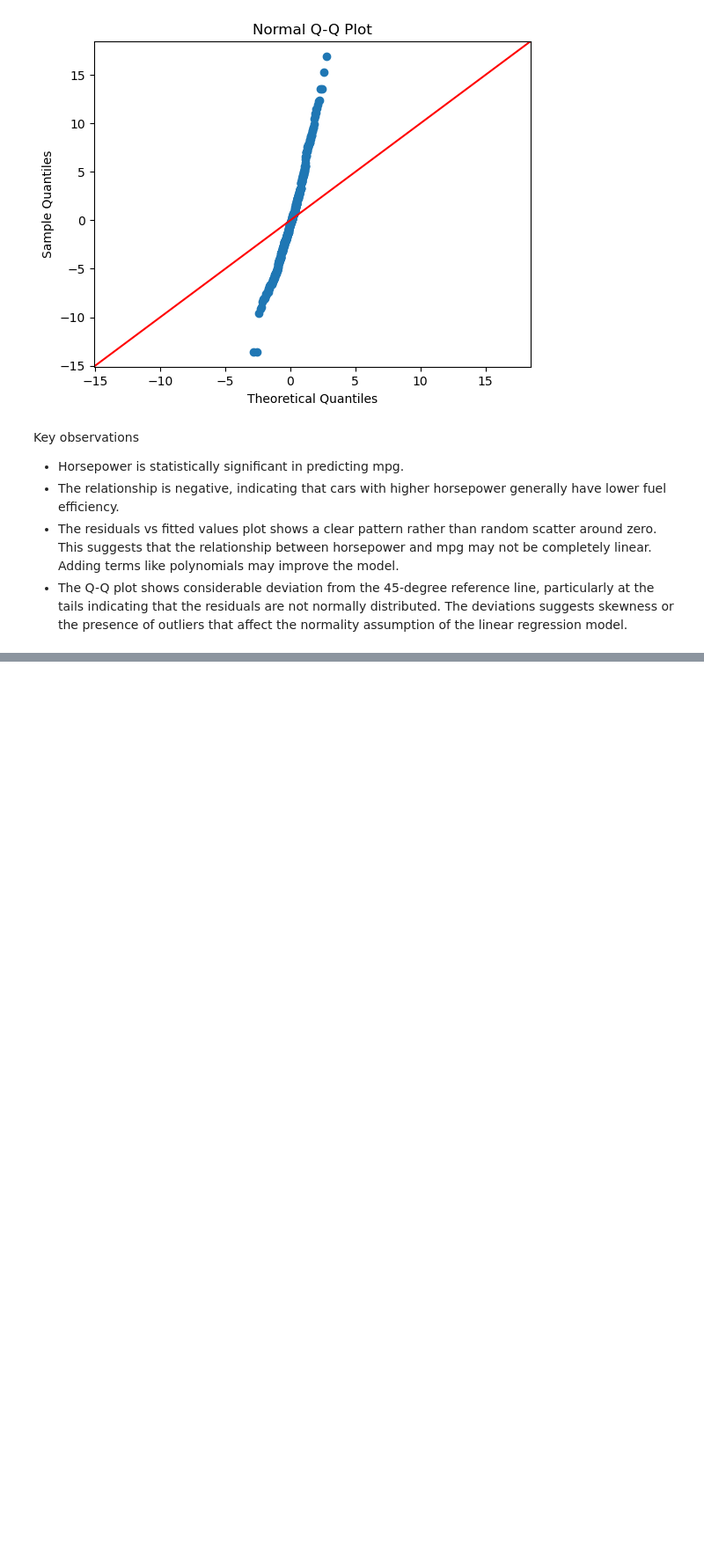
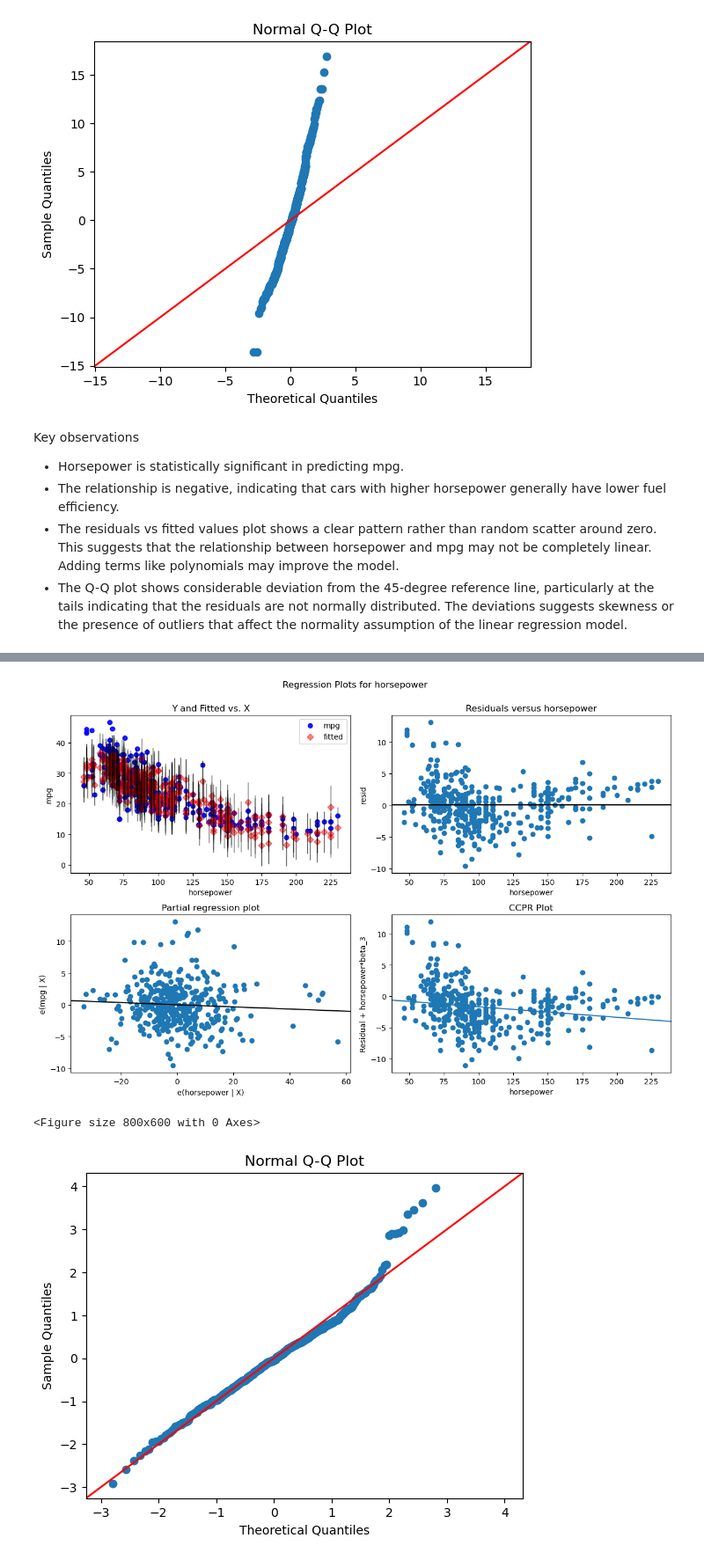
Before and after one commit to sumukha-r/isl-python-solutions, a Jupyter notebook: Chapter03-Linear-Regression/Chapter03-Linear-Regression.ipynb, the cells around one changed output, grey strips where cells are left out. Shown at 88% size. Cells and saved outputs as stored; diff of their text form; code cells hidden in the pictures; blank space fills up the shorter version.

```diff
--- a/Chapter03-Linear-Regression/Chapter03-Linear-Regression.ipynb
+++ b/Chapter03-Linear-Regression/Chapter03-Linear-Regression.ipynb
@@ -164,0 +196,10 @@ Key observations
+# %%
+model = smf.ols(
+    "mpg ~ cylinders + displacement + horsepower + weight + acceleration + year + origin",
+    data=Auto
+).fit()
+
+print(model.summary())
+
+print("\nANOVA Table\n")
+print(anova_lm(model))
@@ -164,0 +232,13 @@ Key observations
+# %%
+fig = plt.figure(figsize=(12,8))
+fig = sm.graphics.plot_regress_exog(model, "horsepower", fig=fig)
+plt.show()
+
+fig = plt.figure(figsize=(8,6))
+sm.qqplot(model.resid, line='45', fit=True)
+plt.title("Normal Q-Q Plot")
+plt.show()
+# %% [output]
+[figure, added]
+<Figure size 800x600 with 0 Axes>
+[figure, added]
```
Also changed, not shown: parts of 14 cells of this notebook.
